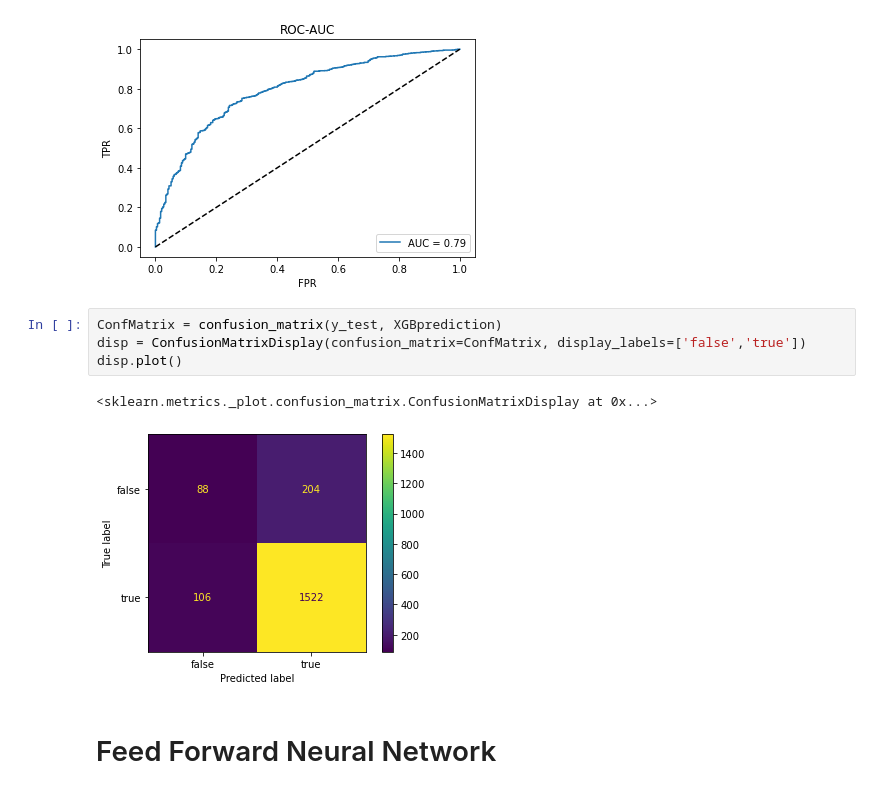
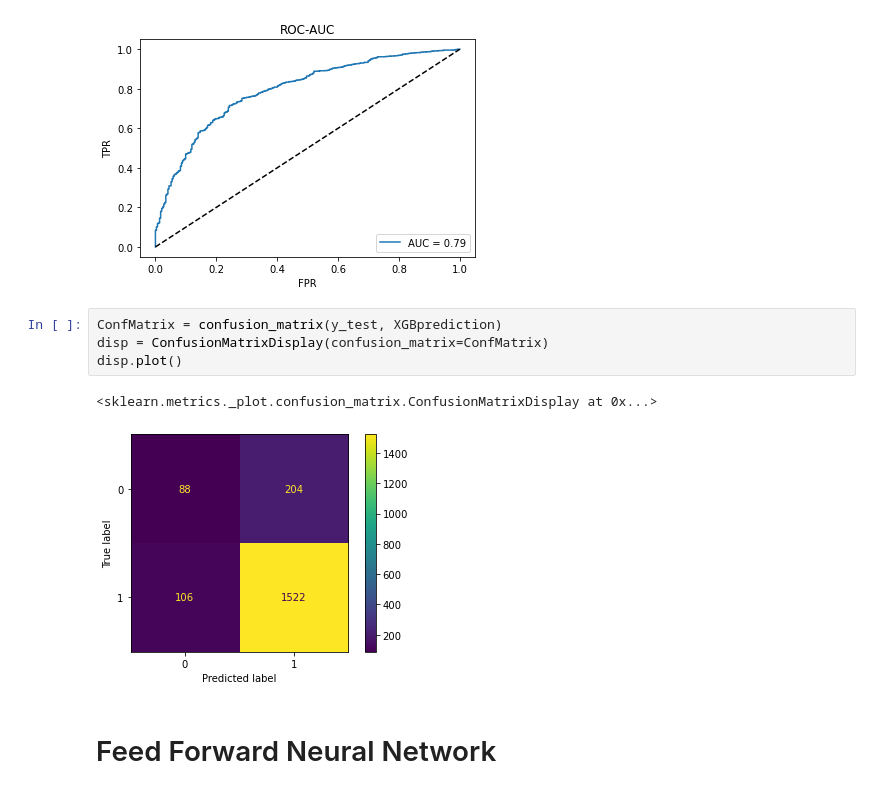
Before and after one commit to shlokshah7/ECS-171-project, a Jupyter notebook: models_with_graphs (1).ipynb, the cells around one changed output. Saved outputs shown, nothing was run; the diff lists cells and outputs as text.

```diff
--- a/models_with_graphs (1).ipynb
+++ b/models_with_graphs (1).ipynb
@@ -440,11 +443,11 @@ plt.show()
 [figure]
 # %%
 ConfMatrix = confusion_matrix(y_test, XGBprediction)
-disp = ConfusionMatrixDisplay(confusion_matrix=ConfMatrix, display_labels=['false','true'])
+disp = ConfusionMatrixDisplay(confusion_matrix=ConfMatrix)
 disp.plot()
 # %% [output]
 <sklearn.metrics._plot.confusion_matrix.ConfusionMatrixDisplay at 0x...>
-[figure, old version]
+[figure, new version]
 # %% [markdown]
 # Feed Forward Neural Network #
 # %%
```
Also changed, not shown: parts of 12 cells of this notebook, 1 other file.
